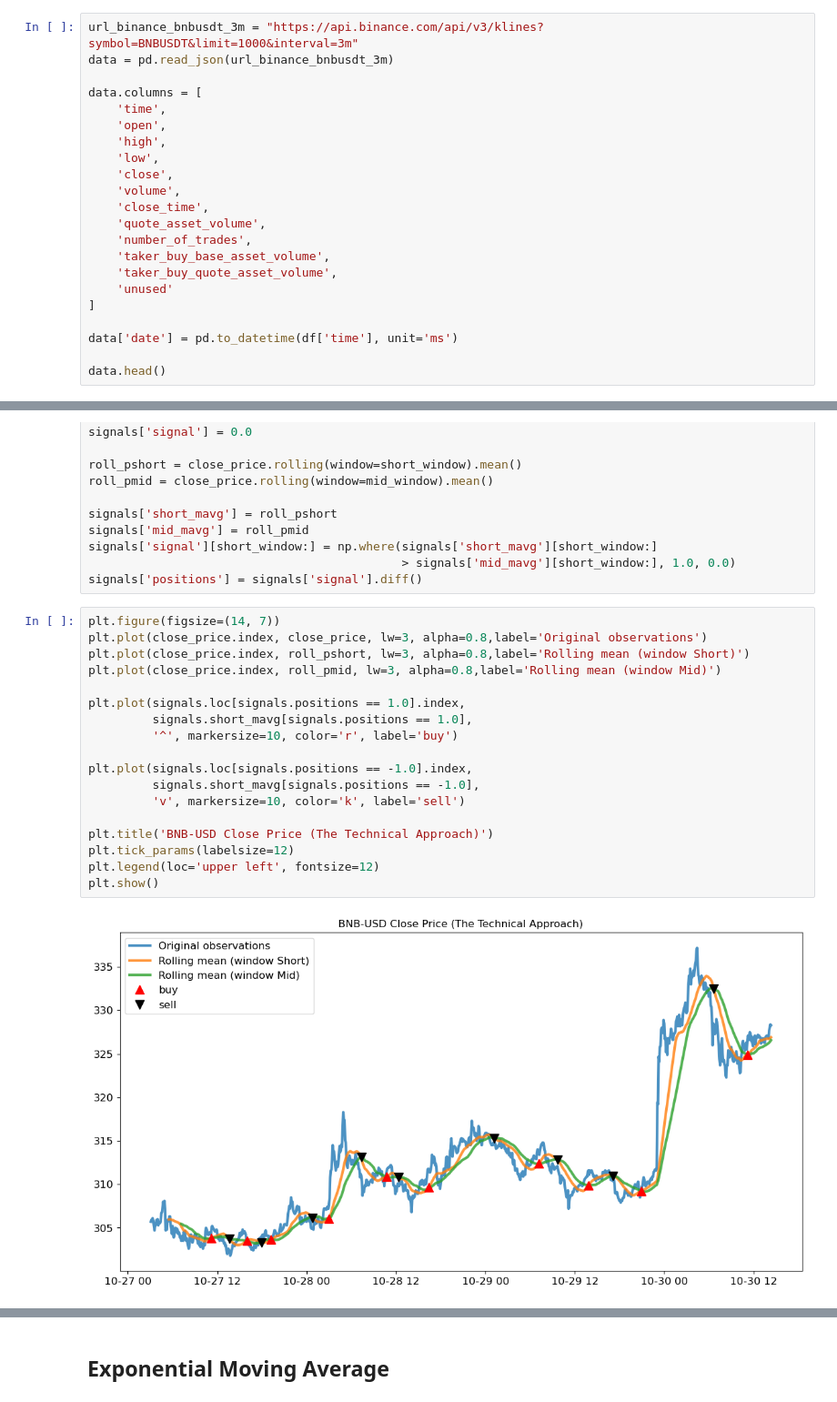
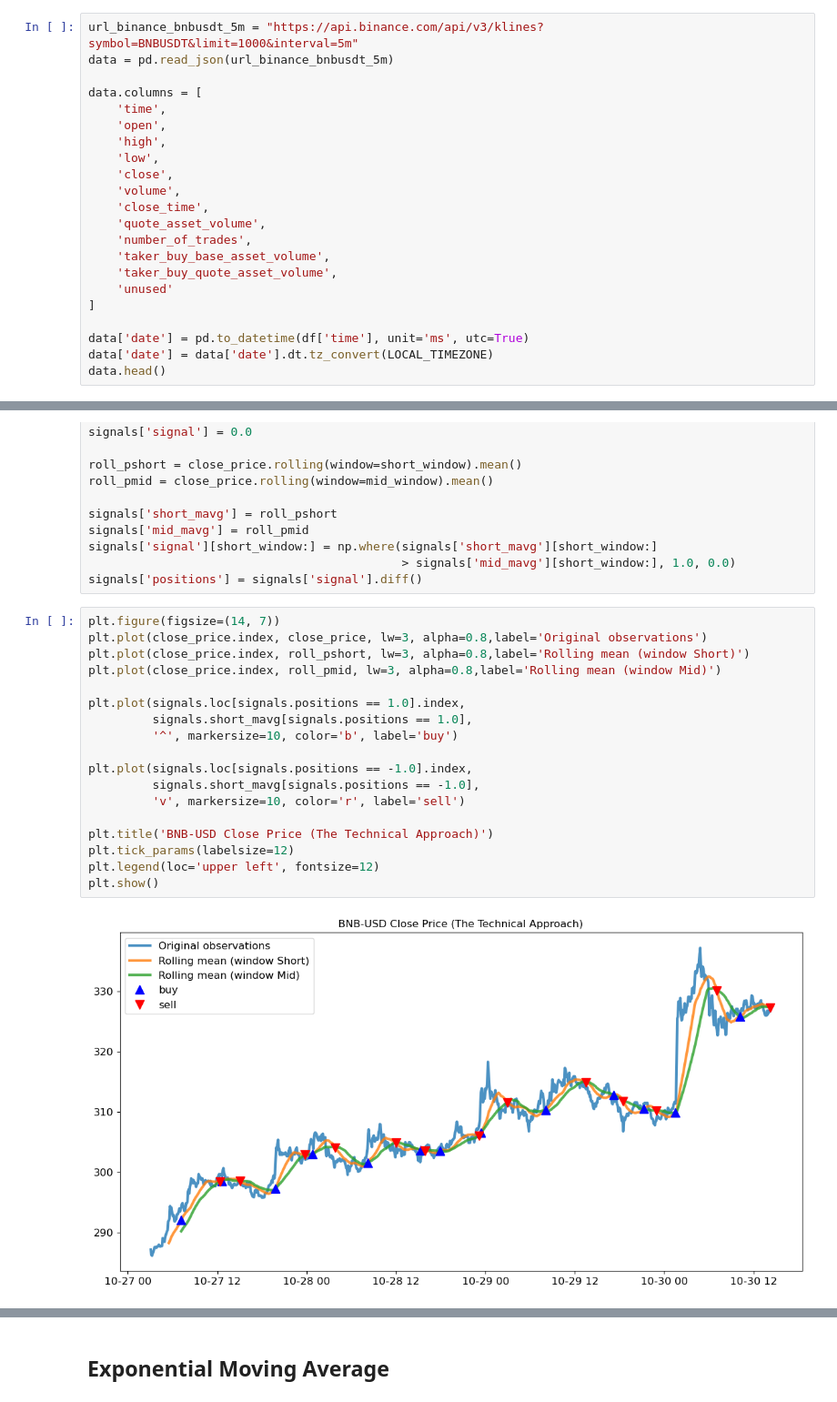
Before and after one commit to jjuniorc/tensorflow, a Jupyter notebook: bnb-usd-buy-sell-signal.ipynb, the cells around one changed output, grey strips where cells are left out. Shown: that part at 91% size. Saved outputs shown, nothing was run; the diff lists cells and outputs as text.

```diff
--- a/bnb-usd-buy-sell-signal.ipynb
+++ b/bnb-usd-buy-sell-signal.ipynb
@@ -16,6 +23,6 @@ from sklearn.metrics import mean_absolute_error, mean_squared_error
 # %%
-url_binance_bnbusdt_3m = "https://api.binance.com/api/v3/klines?symbol=BNBUSDT&limit=1000&interval=3m"
-data = pd.read_json(url_binance_bnbusdt_3m)
+url_binance_bnbusdt_5m = "https://api.binance.com/api/v3/klines?symbol=BNBUSDT&limit=1000&interval=5m"
+data = pd.read_json(url_binance_bnbusdt_5m)
 
 data.columns = [
     'time',
@@ -32,8 +39,8 @@ data.columns = [
     'unused'
 ]
 
-data['date'] = pd.to_datetime(df['time'], unit='ms')
-
+data['date'] = pd.to_datetime(df['time'], unit='ms', utc=True)
+data['date'] = data['date'].dt.tz_convert(LOCAL_TIMEZONE)
 data.head()
 # %% [output]
 |  | time | open | high | low | close | volume | close_time | quote_asset_volume | ... |
@@ -116,20 +123,20 @@ signals['positions'] = signals['signal'].diff()
 # %%
 plt.figure(figsize=(14, 7))
 plt.plot(close_price.index, close_price, lw=3, alpha=0.8,label='Original observations')
 plt.plot(close_price.index, roll_pshort, lw=3, alpha=0.8,label='Rolling mean (window Short)')
 plt.plot(close_price.index, roll_pmid, lw=3, alpha=0.8,label='Rolling mean (window Mid)')
 
 plt.plot(signals.loc[signals.positions == 1.0].index,
          signals.short_mavg[signals.positions == 1.0],
-         '^', markersize=10, color='r', label='buy')
+         '^', markersize=10, color='b', label='buy')
 
 plt.plot(signals.loc[signals.positions == -1.0].index,
          signals.short_mavg[signals.positions == -1.0],
-         'v', markersize=10, color='k', label='sell')
+         'v', markersize=10, color='r', label='sell')
 
 plt.title('BNB-USD Close Price (The Technical Approach)')
 plt.tick_params(labelsize=12)
 plt.legend(loc='upper left', fontsize=12)
 plt.show()
 # %% [output]
-[figure, old version]
+[figure, new version]
```
Also changed, not shown: parts of 21 cells of this notebook.
